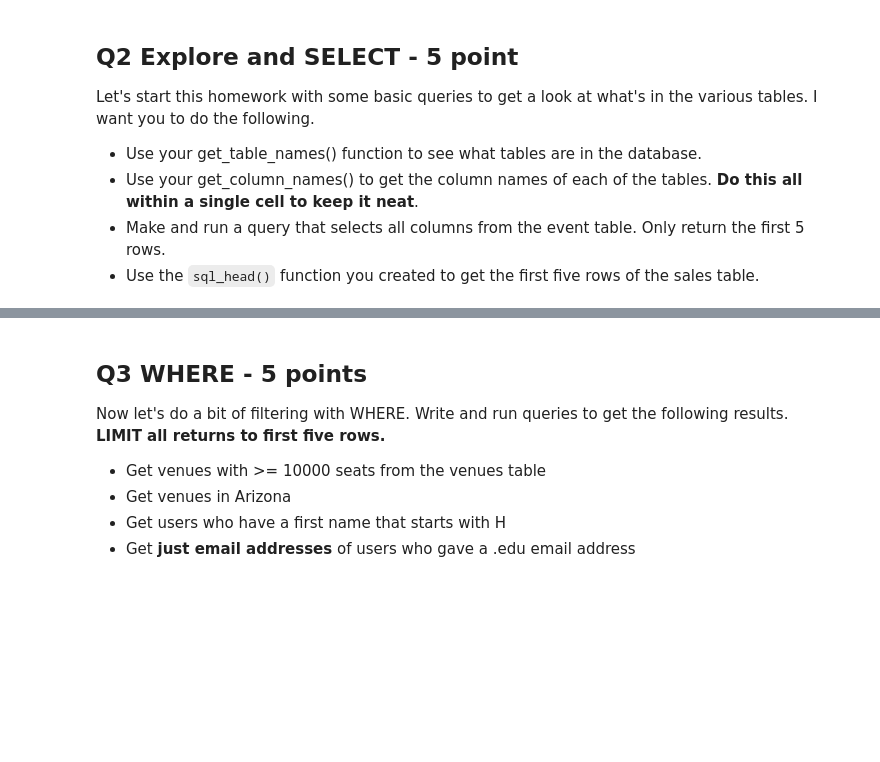
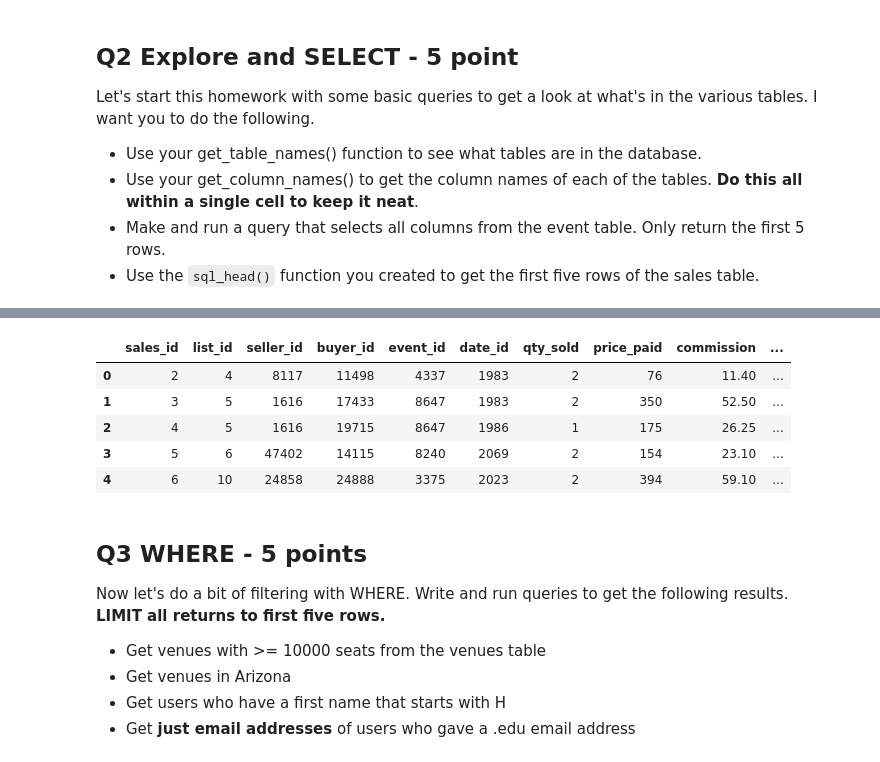
Before and after one commit to alostmathematician/ISTA-366, a Jupyter notebook: HW3_ISTA_322_SQL_blank.ipynb, the cells around one changed output, grey strips where cells are left out. Drawn from its saved outputs; the diff is of its cells as text; code cells hidden in the pictures; blank space fills up the shorter version.

```diff
--- a/HW3_ISTA_322_SQL_blank.ipynb
+++ b/HW3_ISTA_322_SQL_blank.ipynb
@@ -100,3 +96,14 @@ def ...
+# %%
+## Q1 Your function starts here
+# make sql_head function
+def sql_head(table_name:str) -> pd.DataFrame:
+    names = [name[0] for name in get_table_names()]
+    if table_name not in names:
+        raise ValueError(f"{table_name} is not valid table in db")
+    sql = f"SELECT * FROM {table_name} LIMIT 5;"
+    colname, my_data = run_query(sql)
+    df = pd.DataFrame(my_data,columns=colname)
+    return df
 # %%
 # Check that it works!
 sql_head(table_name = 'sales')
@@ -133,7 +188,14 @@ run_query(sq)
 # %%
 # Use sql_head to get the head of sales
-...
+sql_head(table_name='sales')
 ## Q2 Your function ends here - Any code outside of these start/end markers won't be graded
+# %% [output]
+|  | sales_id | list_id | seller_id | buyer_id | event_id | date_id | qty_sold | price_paid | commission | ... |
+| 0 | 2 | 4 | 8117 | 11498 | 4337 | 1983 | 2 | 76 | 11.40 | ... |
+| 1 | 3 | 5 | 1616 | 17433 | 8647 | 1983 | 2 | 350 | 52.50 | ... |
+| 2 | 4 | 5 | 1616 | 19715 | 8647 | 1986 | 1 | 175 | 26.25 | ... |
+| 3 | 5 | 6 | 47402 | 14115 | 8240 | 2069 | 2 | 154 | 23.10 | ... |
+| 4 | 6 | 10 | 24858 | 24888 | 3375 | 2023 | 2 | 394 | 59.10 | ... |
 # %% [markdown]
 ## Q3 WHERE - 5 points
 
```
Also changed, not shown: parts of 32 cells of this notebook.
